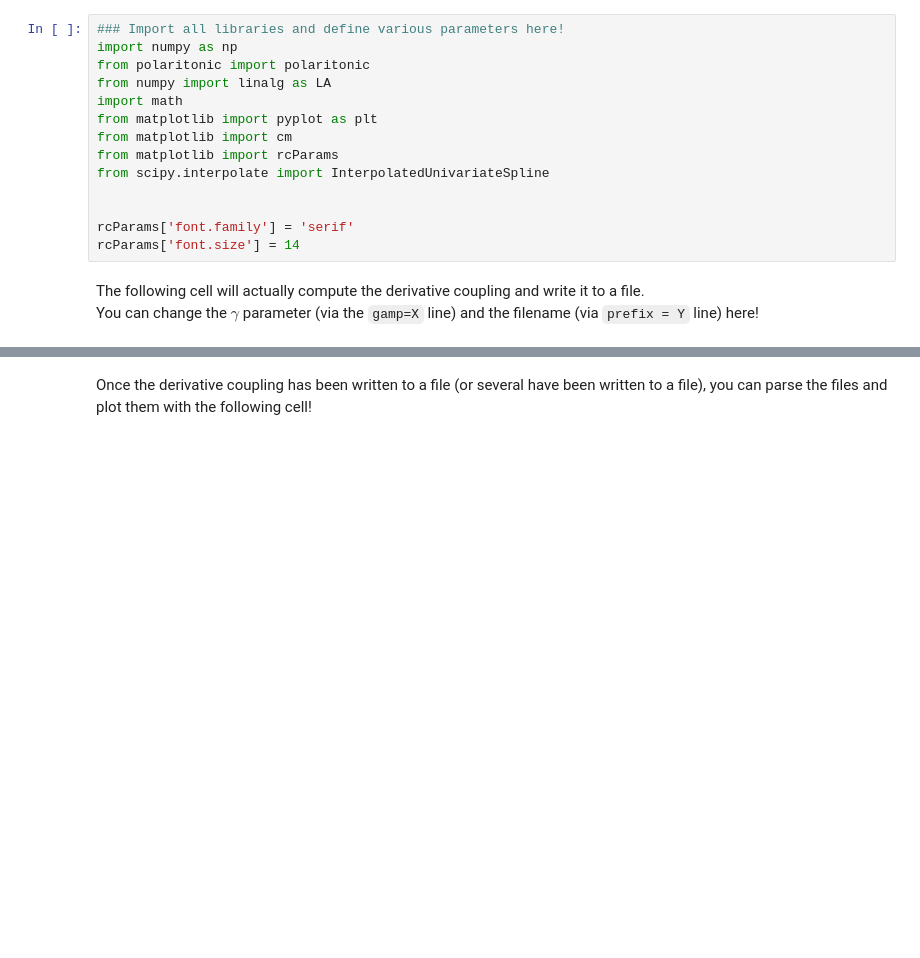
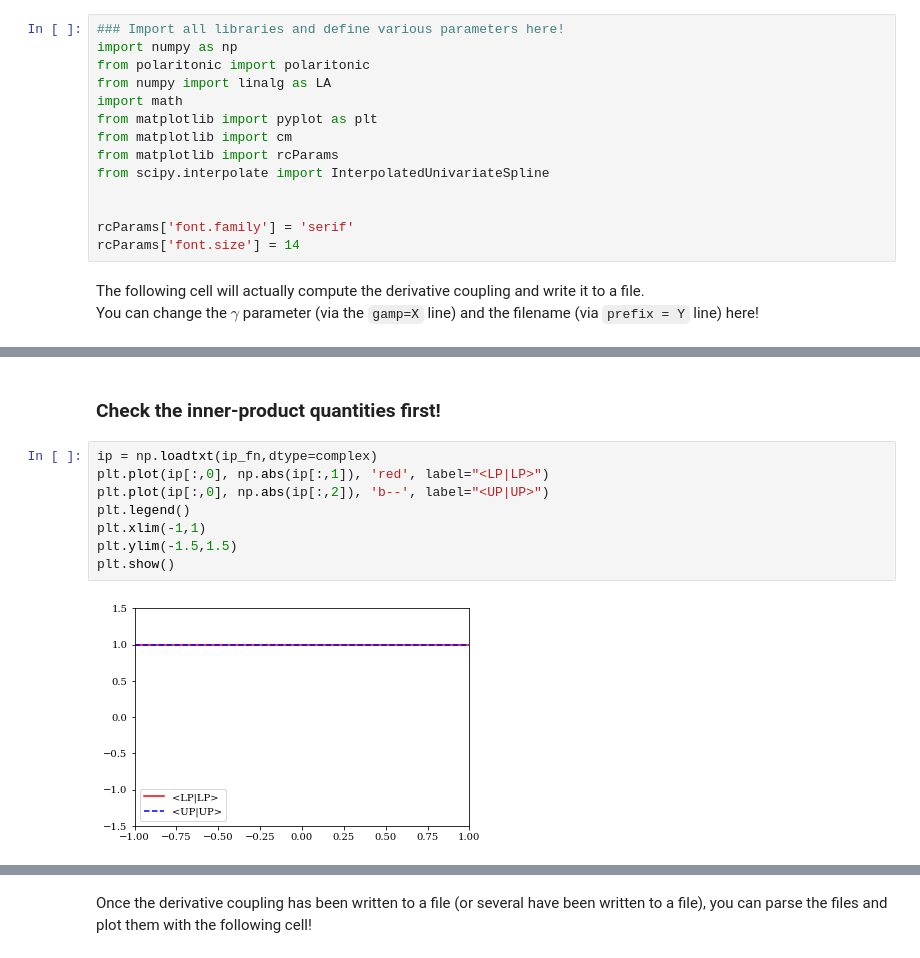
Before and after one commit to FoleyLab/PyCQED, a Jupyter notebook: Plot_PES.ipynb, the cells around one changed output, grey strips where cells are left out. Drawn from its saved outputs; the diff is of its cells as text; blank space fills up the shorter version.

```diff
--- a/Plot_PES.ipynb
+++ b/Plot_PES.ipynb
@@ -95,0 +109,12 @@ plt.show()
+# %% [markdown]
+### Check the inner-product quantities first!
+# %%
+ip = np.loadtxt(ip_fn,dtype=complex)
+plt.plot(ip[:,0], np.abs(ip[:,1]), 'red', label="<LP|LP>")
+plt.plot(ip[:,0], np.abs(ip[:,2]), 'b--', label="<UP|UP>")
+plt.legend()
+plt.xlim(-1,1)
+plt.ylim(-1.5,1.5)
+plt.show()
+# %% [output]
+[figure, added]
```
Also changed, not shown: parts of 11 cells of this notebook, 1 other file.
